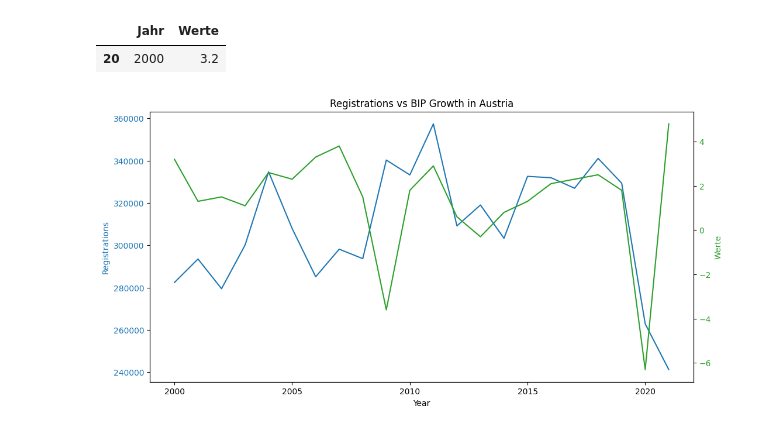
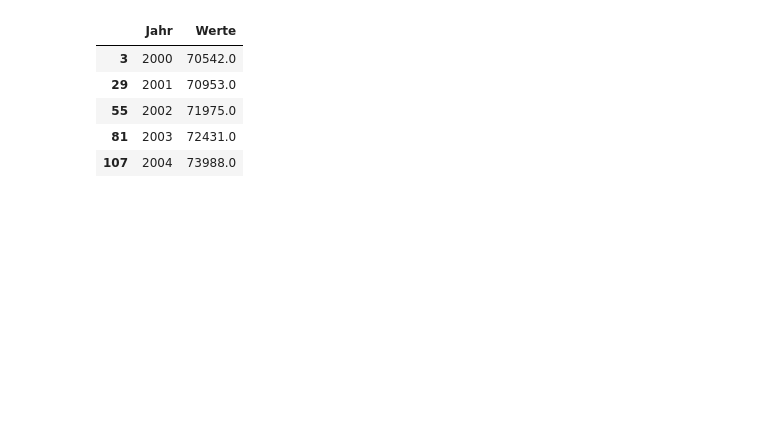
Before and after one commit to dannytheairish/fhtw-data-engineering, a Jupyter notebook: Pkw-Constantin_Eberdorfer.ipynb, the cells around one changed output. Saved outputs shown, nothing was run; the diff lists cells and outputs as text; code cells hidden in the pictures; blank space fills up the shorter version.

Commit message:
Hyp. does the real GDP corr. with number of luxury  car registrantion over the time - Implemantation

```diff
--- a/Pkw-Constantin_Eberdorfer.ipynb
+++ b/Pkw-Constantin_Eberdorfer.ipynb
@@ -151,34 +228,26 @@ bip_yearly.head(1)
 # %%
-bip_yearly = pd.read_csv("./Data/OeNB_7_1_AusgewähltevolkswirtschaftlicheKennziffern_20241008_192245.csv", encoding='latin1', sep=";")
-bip_yearly = bip_yearly[bip_yearly["Indikator"].str.contains("Bruttoinlandsprodukt real, auf VJ-Preisbasis RJ2015,Veränd.zum VJ in %")].copy()
-bip_yearly.drop(columns=["Monat","Tag","Einheit","Status","Produzent","Region / Geschäftspartner","Datentyp", "Sortierkriterium des Indikators"], inplace=True)
+# Load the CSV file containing GDP data, using 'latin1' encoding and ';' as the separator
+bip_yearly = pd.read_csv("./Data/OeNB_7_1_AusgewähltevolkswirtschaftlicheKennziffern_20241008_192245.csv", encoding="latin1", sep=";")
+
+# Filter the data to include only rows where the "Indikator" contains the specific GDP indicator
+bip_yearly = bip_yearly[bip_yearly["Indikator"].str.contains("BIP je Erwerbstätigen, real, auf VJ-Preisbasis - RJ2015")].copy()
+
+# Drop unnecessary columns from the DataFrame to clean up the dataset
+bip_yearly.drop(columns=["Monat", "Tag", "Einheit", "Status", "Produzent", "Region / Geschäftspartner", "Datentyp",
+                         "Sortierkriterium des Indikators", "Periode", "Halbjahr", "Quartal", "Indikator"], inplace=True)
+
+# Keep only rows where the "Jahr" (year) is less than 2022, excluding future or incomplete years
 bip_yearly = bip_yearly[bip_yearly["Jahr"] < 2022]
-bip_yearly.drop(columns=["Periode", "Halbjahr","Quartal","Indikator"], inplace=True)
+
+# Convert the "Werte" column (values) from string to float, replacing commas with periods for correct formatting
 bip_yearly["Werte"] = bip_yearly["Werte"].str.replace(",", ".").astype(float)
-bip_yearly.head(1)
+
+# Display the first few rows of the cleaned DataFrame
+bip_yearly.head()
 # %% [output]
 |  | Jahr | Werte |
-| 20 | 2000 | 3.2 |
+| 3 | 2000 | 70542.0 |
+| 29 | 2001 | 70953.0 |
+| 55 | 2002 | 71975.0 |
+| 81 | 2003 | 72431.0 |
+| 107 | 2004 | 73988.0 |
-# %%
-# Create a plot
-fig, ax1 = plt.subplots(figsize=(12, 6))  # Ändere die Breite (z.B. 12) nach Bedarf
-
-# Plotting Registrations on left y-axis
-ax1.set_xlabel("Year")
-ax1.set_ylabel("Registrations", color="tab:blue")
-ax1.plot(reg_by_year["Year"], reg_by_year["Registrations"], color="tab:blue", label="Registrations")
-ax1.tick_params(axis="y", labelcolor="tab:blue")
-
-# Create a second y-axis for BIP Growth
-ax2 = ax1.twinx()
-ax2.set_ylabel("Werte", color="tab:green")
-ax2.plot(bip_yearly["Jahr"], bip_yearly["Werte"], color="tab:green", label="BIP Growth (%)")
-ax2.tick_params(axis="y", labelcolor="tab:green")
-
-# Add titles
-plt.title("Registrations vs BIP Growth in Austria")
-
-# Show the plot
-plt.show()
-# %% [output]
-[figure, removed]
```
Also changed, not shown: parts of 32 cells of this notebook, 1 other file.
